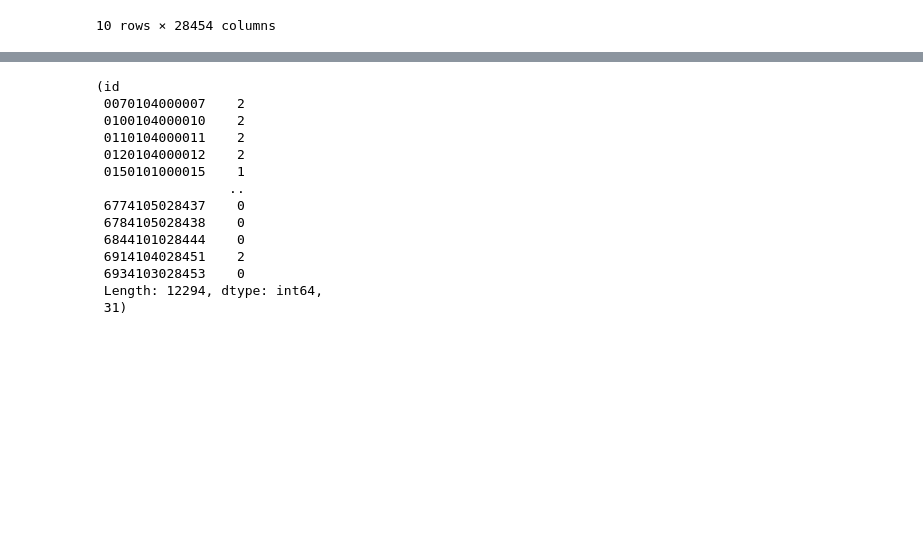
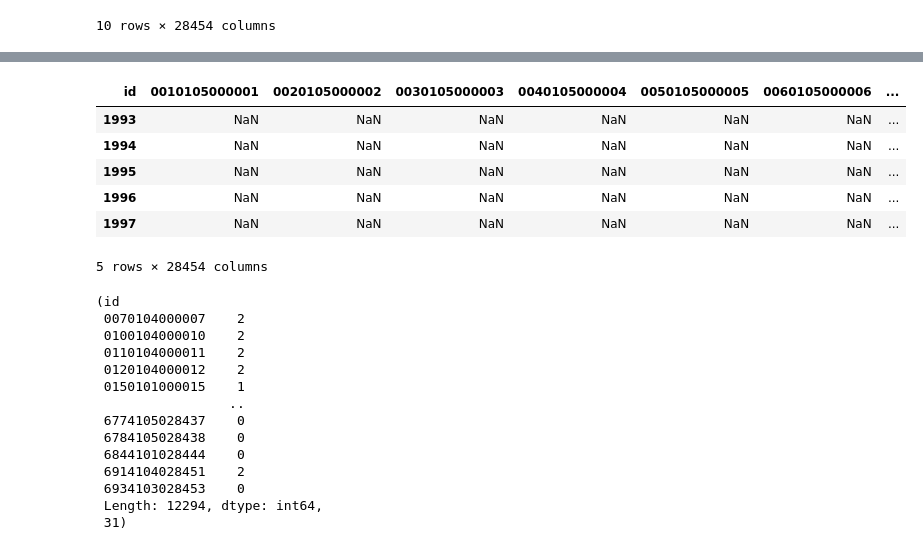
Before and after one commit to 21104988d/FYP, a Jupyter notebook: data_cleaning.ipynb, the cells around one changed output, grey strips where cells are left out. Drawn from its saved outputs; the diff is of its cells as text; code cells hidden in the pictures; blank space fills up the shorter version.

```diff
--- a/data_cleaning.ipynb
+++ b/data_cleaning.ipynb
@@ -194 +217,16 @@ raw_transpose.head(10)
+# %%
+raw_db_extract = read_data('rawdatafull.csv')
+raw_db_transpose = raw_db_extract.transpose()
+raw_db_transpose.columns = raw_db_transpose.iloc[0]
+raw_db_transpose = raw_db_transpose.drop(raw_db_transpose.index[0])
+
+raw_db_transpose.head()
+# %% [output]
+| id | 0010105000001 | 0020105000002 | 0030105000003 | 0040105000004 | 0050105000005 | 0060105000006 | ... |
+| 1993 | NaN | NaN | NaN | NaN | NaN | NaN | ... |
+| 1994 | NaN | NaN | NaN | NaN | NaN | NaN | ... |
+| 1995 | NaN | NaN | NaN | NaN | NaN | NaN | ... |
+| 1996 | NaN | NaN | NaN | NaN | NaN | NaN | ... |
+| 1997 | NaN | NaN | NaN | NaN | NaN | NaN | ... |
+5 rows × 28454 columns
 # %%
```
Also changed, not shown: parts of 10 cells of this notebook, 4 other files.
